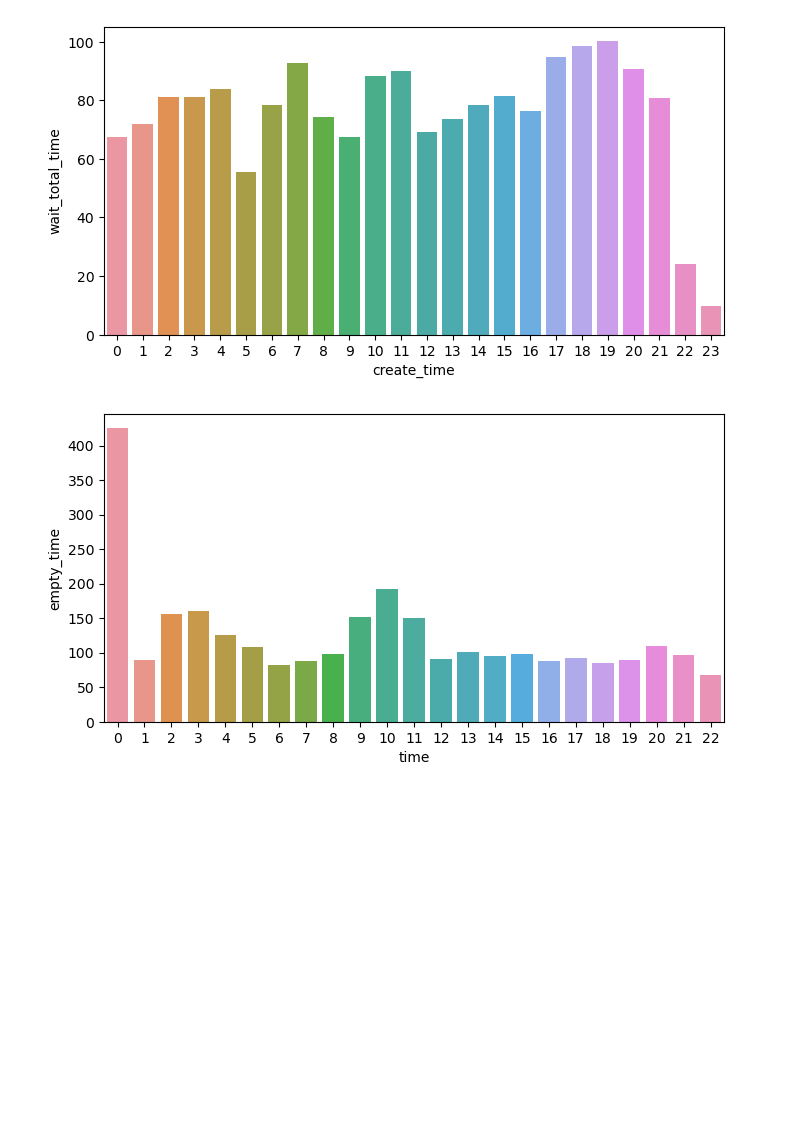
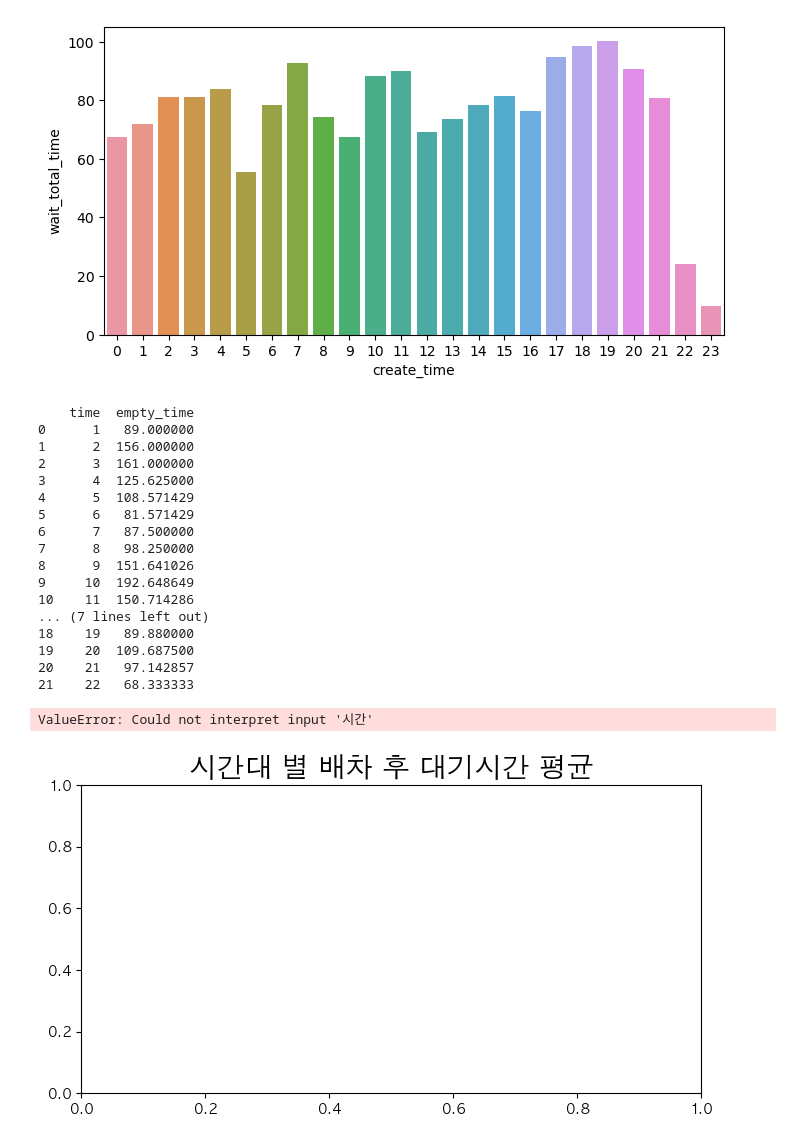
Before and after one commit to mas-taxim/multi-vehicle-simulator, a Jupyter notebook: statistics/report.ipynb, the cells around one changed output. Drawn from its saved outputs; the diff is of its cells as text; code cells hidden in the pictures; blank space fills up the shorter version.

Commit message:
add more descript and remove first empty event

```diff
--- a/statistics/report.ipynb
+++ b/statistics/report.ipynb
@@ -24,6 +44,7 @@ grouping_df['create_time'] = grouping_df['create_time'].dt.hour
 # %%
 plot1 = plt.figure(figsize = (8,4))
-sns.barplot(x = 'create_time', y = 'wait_vehicle_time',data = grouping_df)
+plt.rcParams['font.family'] = 'AppleGothic'
+sns.barplot(x = '시간대', y = '배차 후 대기시간',data = grouping_df)
 #sns.lineplot(x = 'create_time', y='wait_alloc_time', data = grouping_df)
 plt.savefig("../img/wait-vehicle-time.png")
 # %% [output]
@@ -48,28 +70,53 @@ v_df['moving_to_load_time'] /= 60000
 
 v_alloc_time_avg = v_df['wait_alloc_time'].mean()
 v_moving_to_load_time = v_df['moving_to_load_time'].mean()
+# %%
+event_list = []
+
+for v_event in v_df['empty_event']:
+    first_event = True
+    for event in v_event:
+        if first_event:
+            first_event = False
+            continue
+        event_list.append(event)
 # %%
-event_list = []
-
-for v_event in v_df['empty_event']:
-    for event in v_event:
-        event_list.append(event)
 
 event_df = pd.DataFrame(event_list, columns=['time', 'empty_time'])
 event_df['time'] = pd.to_datetime(event_df['time'], unit='ms')
 event_df['empty_time'] /= 60000
 #task_df['last_update_time'] = pd.to_datetime(task_df['last_update_time'], unit='ms')
 
 # to koran time
 event_df['time'] = pd.DatetimeIndex(event_df['time'] + timedelta(hours=9))
 event_df
 
 event_df_g = event_df.groupby([pd.Grouper(key='time',freq='1H')])['empty_time'].mean().reset_index().sort_values(['time'])
 event_df_g['time'] = event_df_g['time'].dt.hour
-event_df_g
 
-plt4 = plt.figure(figsize = (8,4))
-sns.barplot(x = 'time', y = 'empty_time',data = event_df_g)
+plt.figure(figsize = (8,4))
+plt.rcParams['font.family'] = 'AppleGothic'
+plt.title("시간대 별 배차 후 대기시간 평균", fontsize=20)
+sns.barplot(x = 'time', y = 'empty_time', data = event_df_g)
 plt.savefig("../img/vehicle-empty-time.png")
+plt.show()
 # %% [output]
+    time  empty_time
+0      1   89.000000
+1      2  156.000000
+2      3  161.000000
+3      4  125.625000
+4      5  108.571429
+5      6   81.571429
+6      7   87.500000
+7      8   98.250000
+8      9  151.641026
+9     10  192.648649
+10    11  150.714286
+... (7 lines left out)
+18    19   89.880000
+19    20  109.687500
+20    21   97.142857
+21    22   68.333333
+ValueError: Could not interpret input '시간'
-[figure, old version]
+[figure, new version]
```
Also changed, not shown: parts of 2 cells of this notebook, 7 other files.
